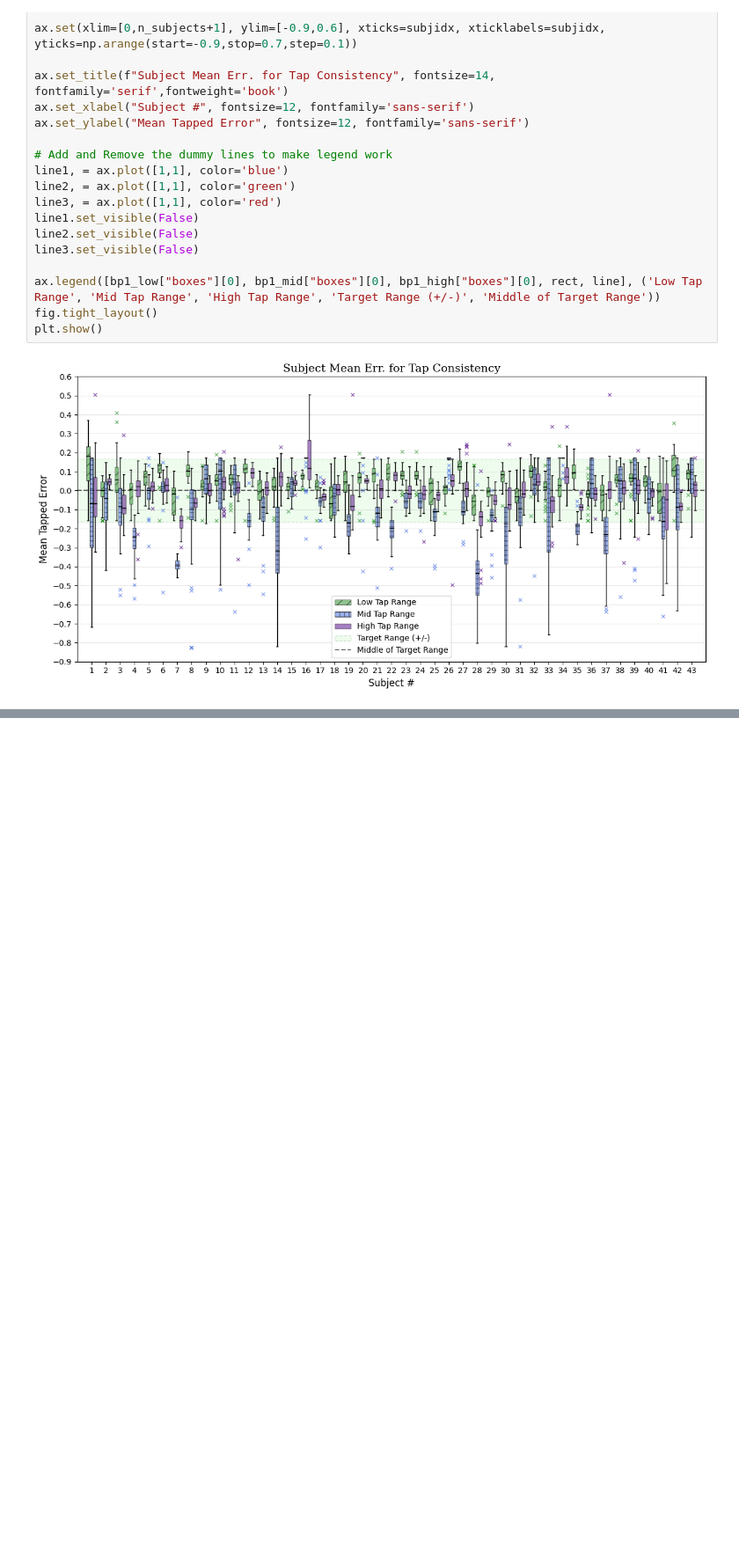
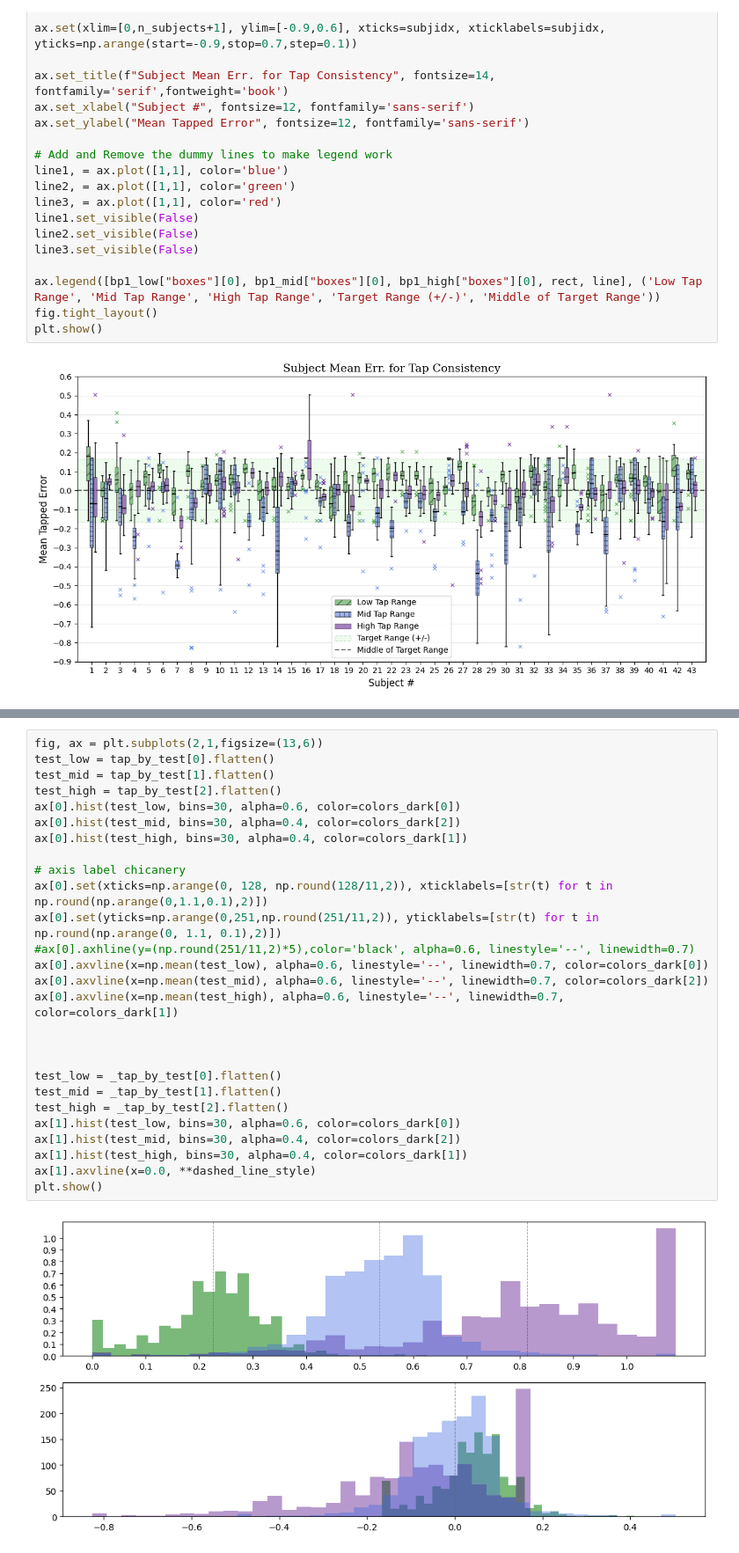
Before and after one commit to peter-clark/investigating-human-tapping-behavior-polyphonic-rhythms, a Jupyter notebook: 5-Tapping_Force-Consistency_and_Precision.ipynb, the cells around one changed output, grey strips where cells are left out. Shown at 88% size. Drawn from its saved outputs; the diff is of its cells as text; blank space fills up the shorter version.

Commit message:
Added first set of ANOVAs and plenty of graphs mostly stylized for the paper.

```diff
--- a/5-Tapping_Force-Consistency_and_Precision.ipynb
+++ b/5-Tapping_Force-Consistency_and_Precision.ipynb
@@ -224,0 +234,29 @@ plt.show()
+# %%
+fig, ax = plt.subplots(2,1,figsize=(13,6))
+test_low = tap_by_test[0].flatten()
+test_mid = tap_by_test[1].flatten()
+test_high = tap_by_test[2].flatten()
+ax[0].hist(test_low, bins=30, alpha=0.6, color=colors_dark[0])
+ax[0].hist(test_mid, bins=30, alpha=0.4, color=colors_dark[2])
+ax[0].hist(test_high, bins=30, alpha=0.4, color=colors_dark[1])
+
+# axis label chicanery
+ax[0].set(xticks=np.arange(0, 128, np.round(128/11,2)), xticklabels=[str(t) for t in np.round(np.arange(0,1.1,0.1),2)])
+ax[0].set(yticks=np.arange(0,251,np.round(251/11,2)), yticklabels=[str(t) for t in np.round(np.arange(0, 1.1, 0.1),2)])
+#ax[0].axhline(y=(np.round(251/11,2)*5),color='black', alpha=0.6, linestyle='--', linewidth=0.7)
+ax[0].axvline(x=np.mean(test_low), alpha=0.6, linestyle='--', linewidth=0.7, color=colors_dark[0])
+ax[0].axvline(x=np.mean(test_mid), alpha=0.6, linestyle='--', linewidth=0.7, color=colors_dark[2])
+ax[0].axvline(x=np.mean(test_high), alpha=0.6, linestyle='--', linewidth=0.7, color=colors_dark[1])
+
+
+
+test_low = _tap_by_test[0].flatten()
+test_mid = _tap_by_test[1].flatten()
+test_high = _tap_by_test[2].flatten()
+ax[1].hist(test_low, bins=30, alpha=0.6, color=colors_dark[0])
+ax[1].hist(test_mid, bins=30, alpha=0.4, color=colors_dark[2])
+ax[1].hist(test_high, bins=30, alpha=0.4, color=colors_dark[1])
+ax[1].axvline(x=0.0, **dashed_line_style)
+plt.show()
+# %% [output]
+[figure, added]
```
Also changed, not shown: parts of 2 cells of this notebook.
